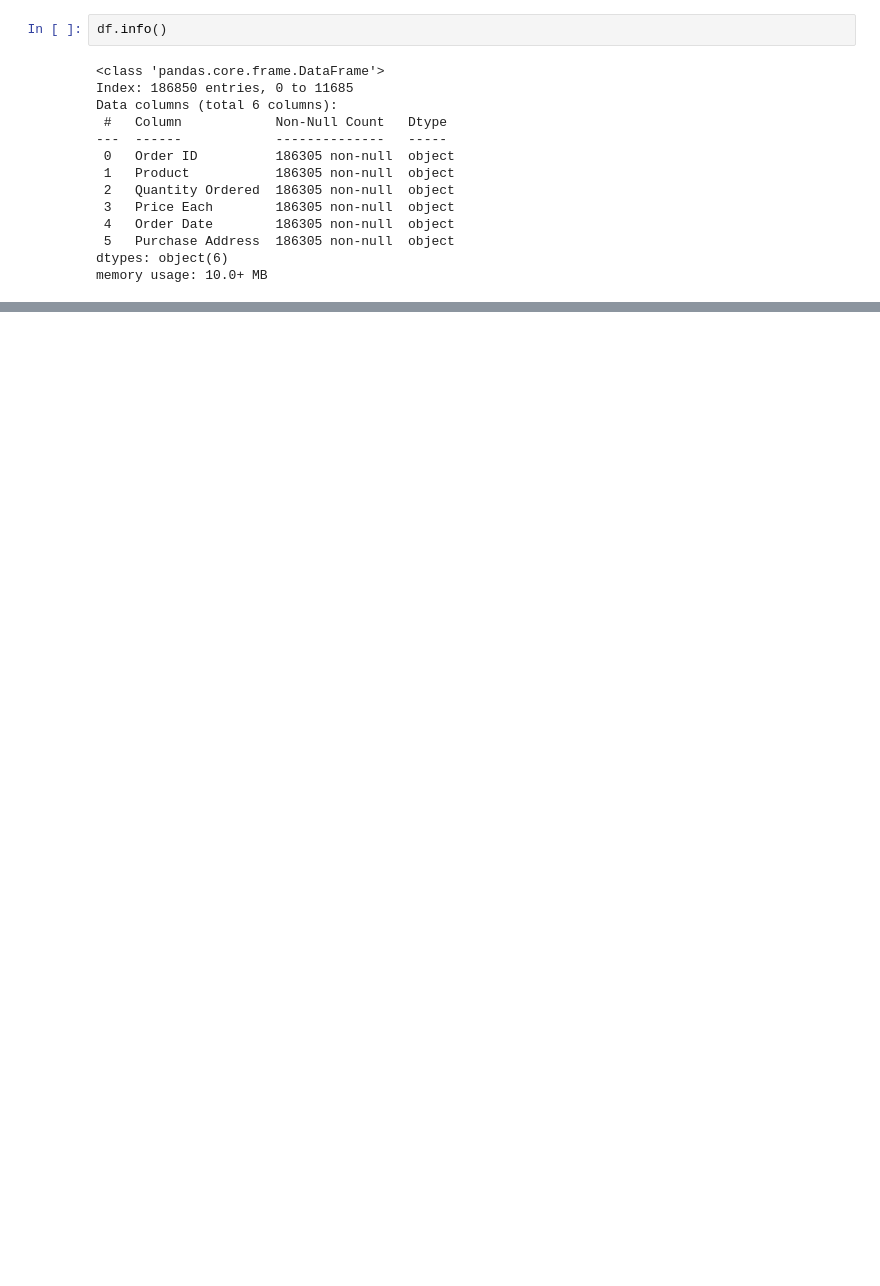
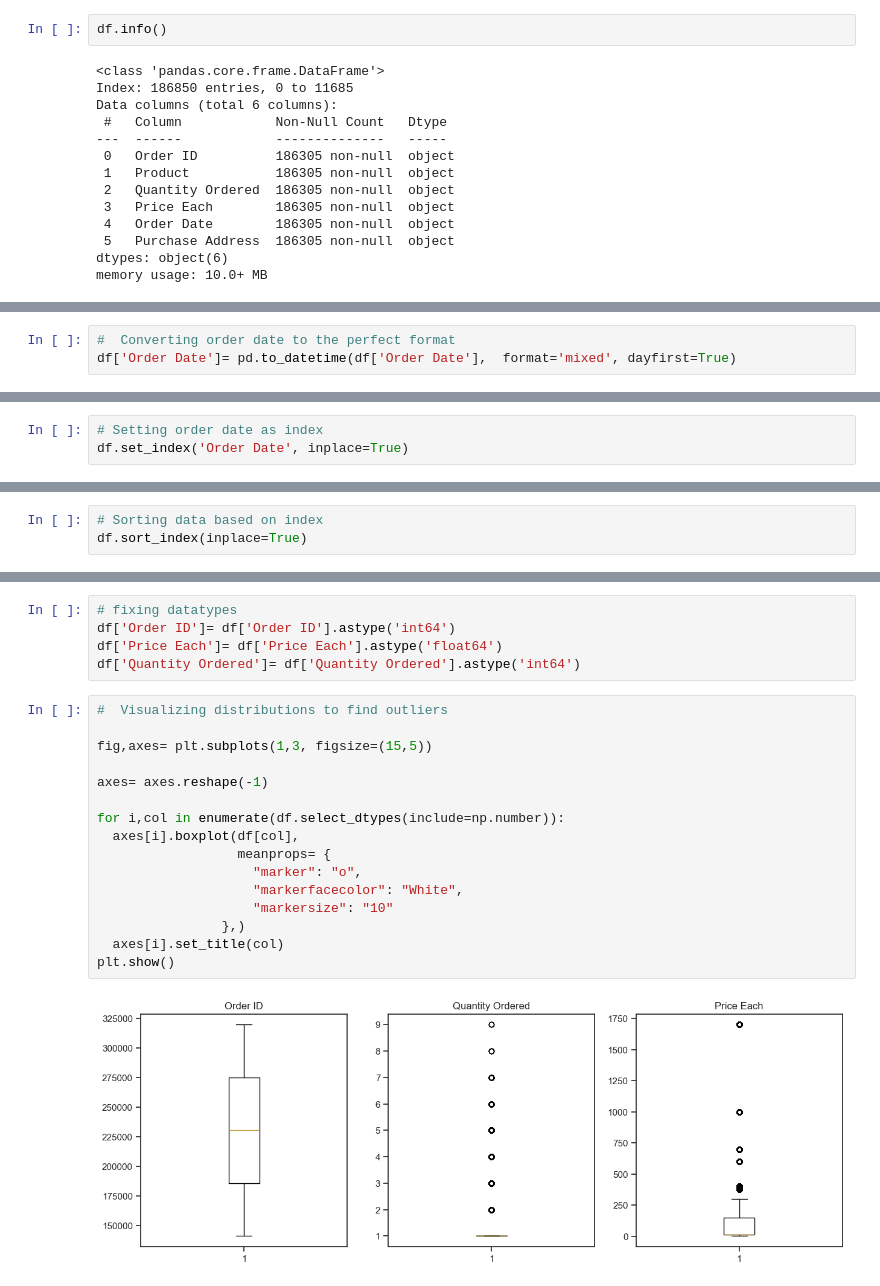
Before and after one commit to steve1-1269/sales-data-analysis, a Jupyter notebook: main.ipynb, the cells around one changed output, grey strips where cells are left out. Drawn from its saved outputs; the diff is of its cells as text; blank space fills up the shorter version.

Commit message:
Cleaned data and started exploratory data analysis

```diff
--- a/main.ipynb
+++ b/main.ipynb
@@ -50,0 +88,3 @@ dtype: int64
+# %%
+#  Converting order date to the perfect format
+df['Order Date']= pd.to_datetime(df['Order Date'],  format='mixed', dayfirst=True)
@@ -50,0 +107,3 @@ dtype: int64
+# %%
+# Setting order date as index
+df.set_index('Order Date', inplace=True)
@@ -50,0 +120,3 @@ dtype: int64
+# %%
+# Sorting data based on index
+df.sort_index(inplace=True)
@@ -50,0 +142,23 @@ dtype: int64
+# %%
+# fixing datatypes
+df['Order ID']= df['Order ID'].astype('int64')
+df['Price Each']= df['Price Each'].astype('float64')
+df['Quantity Ordered']= df['Quantity Ordered'].astype('int64')
+# %%
+#  Visualizing distributions to find outliers
+
+fig,axes= plt.subplots(1,3, figsize=(15,5))
+
+axes= axes.reshape(-1)
+
+for i,col in enumerate(df.select_dtypes(include=np.number)):
+  axes[i].boxplot(df[col],
+                  meanprops= {
+                    "marker": "o",
+                    "markerfacecolor": "White",
+                    "markersize": "10"
+                },)
+  axes[i].set_title(col)
+plt.show()
+# %% [output]
+[figure, added]
```
Also changed, not shown: parts of 23 cells of this notebook.
